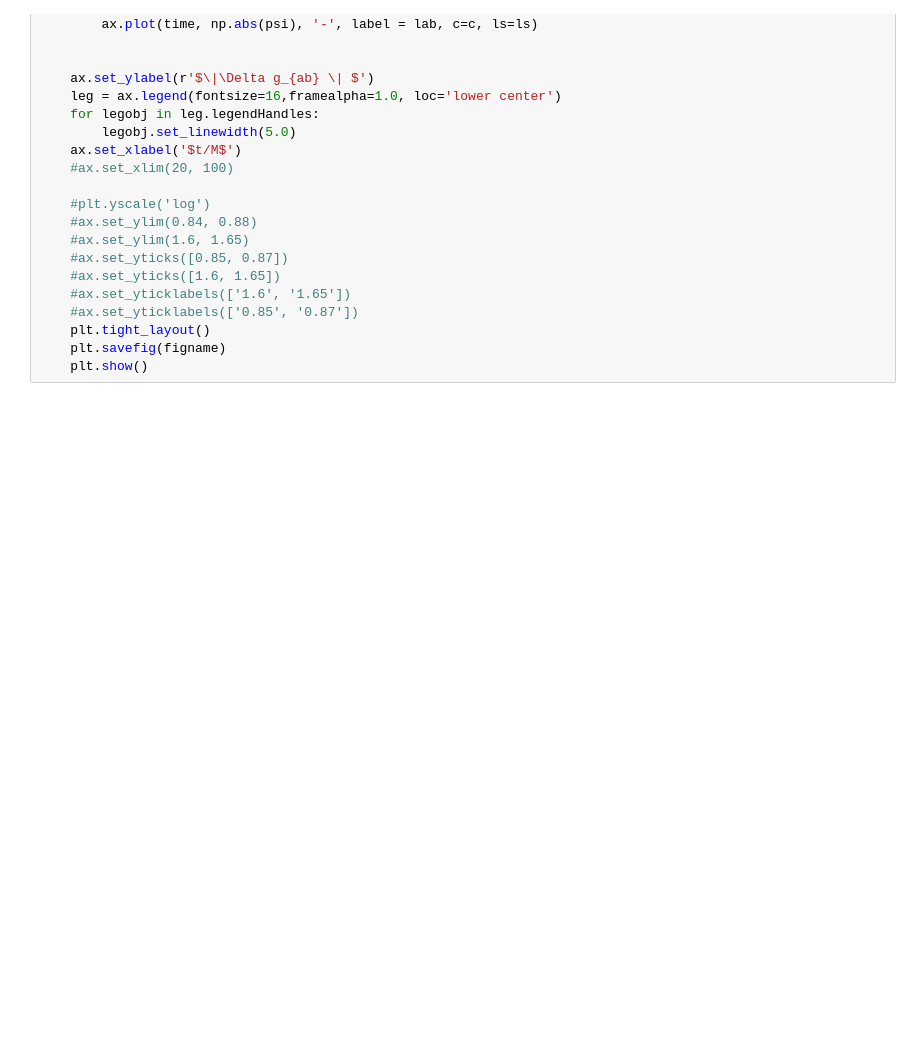
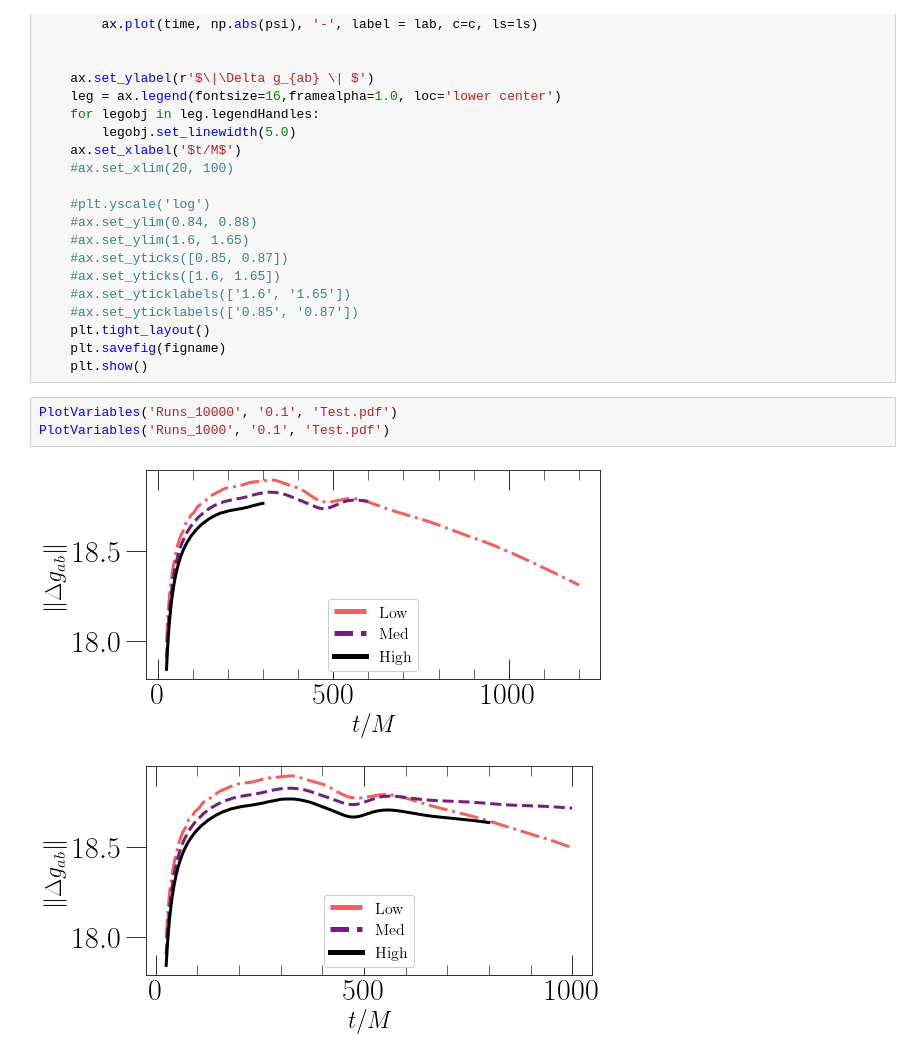
Before and after one commit to mariaokounkova/EDGB, a Jupyter notebook: Evolution/EvolutionPlots.ipynb, the cells around one changed output. Drawn from its saved outputs; the diff is of its cells as text; blank space fills up the shorter version.

```diff
--- a/Evolution/EvolutionPlots.ipynb
+++ b/Evolution/EvolutionPlots.ipynb
@@ -158,3 +149,9 @@ def PlotVariables(p, spin, figname):
     plt.tight_layout()
     plt.savefig(figname)
     plt.show()
+# %%
+PlotVariables('Runs_10000', '0.1', 'Test.pdf')
+PlotVariables('Runs_1000', '0.1', 'Test.pdf')
+# %% [output]
+[figure, added]
+[figure, added]
```
Also changed, not shown: parts of 6 cells of this notebook.
